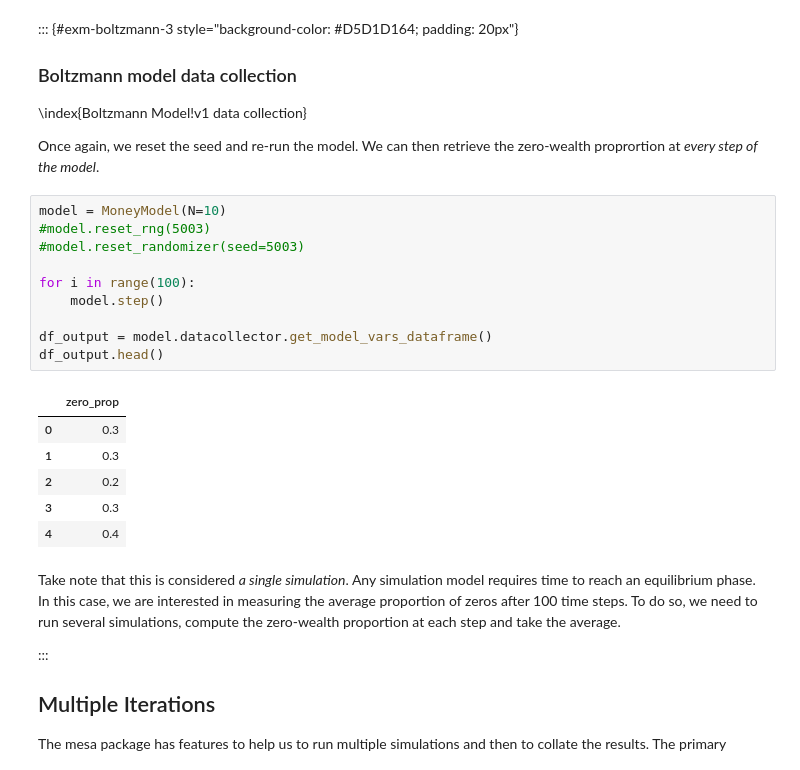
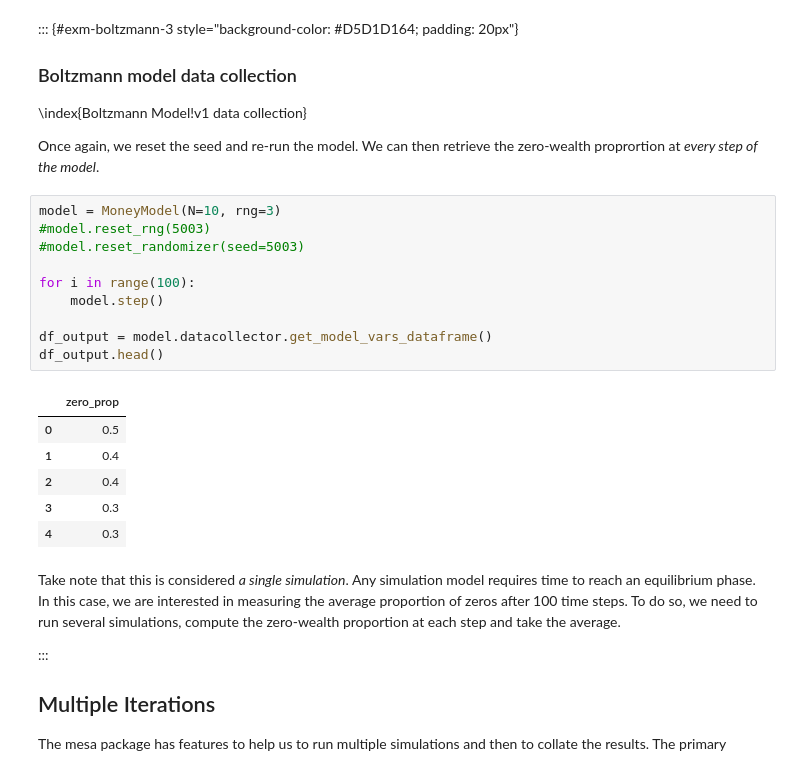
Before and after one commit to singator/ind5003-book, a Jupyter notebook: 07-simulation-new.ipynb, the cells around one changed output. Cells and saved outputs as stored; diff of their text form.

```diff
--- a/07-simulation-new.ipynb
+++ b/07-simulation-new.ipynb
@@ -585,22 +579,22 @@ class MoneyModel(mesa.Model):
 Once again, we reset the seed and re-run the model. We can then retrieve the
 zero-wealth proprortion at *every step of the model*.
 # %%
-model = MoneyModel(N=10)
+model = MoneyModel(N=10, rng=3)
 #model.reset_rng(5003)
 #model.reset_randomizer(seed=5003)
 
 for i in range(100):
     model.step()
 
 df_output = model.datacollector.get_model_vars_dataframe()
 df_output.head()
 # %% [output]
 |  | zero_prop |
-| 0 | 0.3 |
-| 1 | 0.3 |
-| 2 | 0.2 |
+| 0 | 0.5 |
+| 1 | 0.4 |
+| 2 | 0.4 |
 | 3 | 0.3 |
-| 4 | 0.4 |
+| 4 | 0.3 |
 # %% [markdown]
 Take note that this is considered *a single simulation*. Any simulation model
 requires time to reach an equilibrium phase. In this case, we are interested in
```
Also changed, not shown: parts of 9 cells of this notebook, 7 other files.
